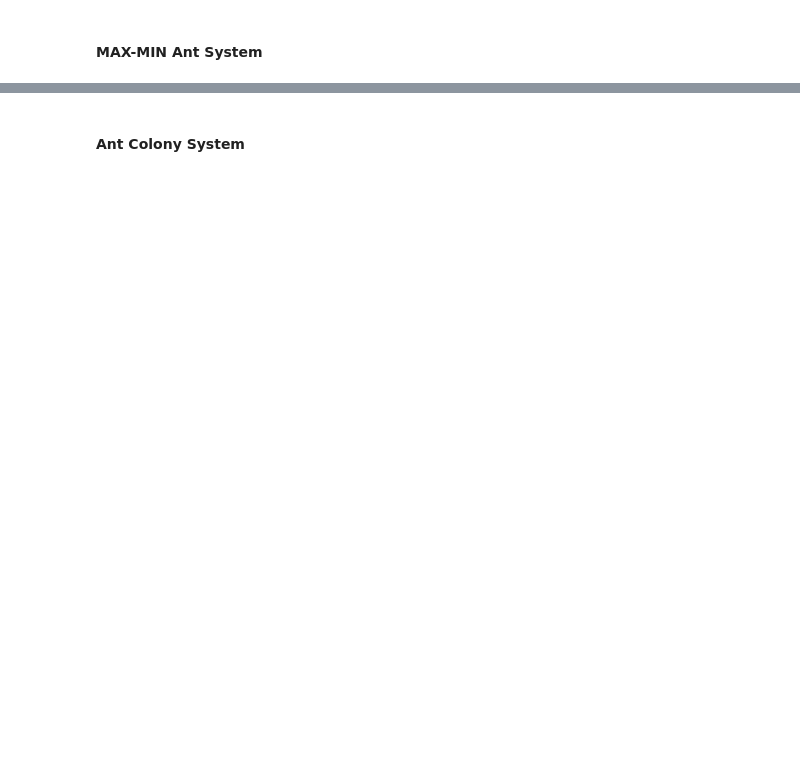
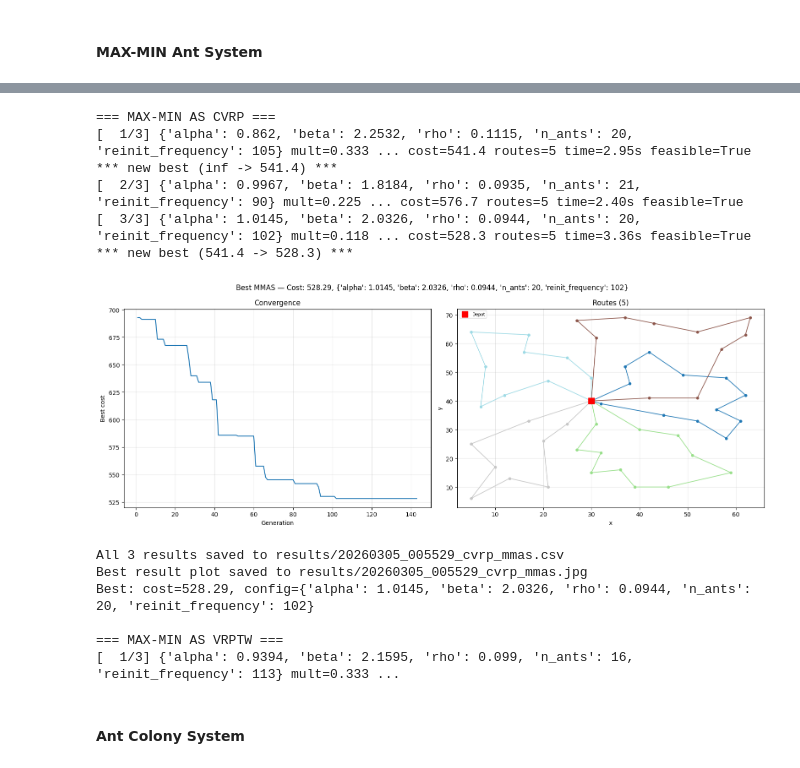
Before and after one commit to giustacchini/iops-aco, a Jupyter notebook: iops-aco-giustacchini-kutny.ipynb, the cells around one changed output, grey strips where cells are left out. Cells and saved outputs as stored; diff of their text form; code cells hidden in the pictures; blank space fills up the shorter version.

```diff
--- a/iops-aco-giustacchini-kutny.ipynb
+++ b/iops-aco-giustacchini-kutny.ipynb
@@ -1072,3 +1108,82 @@ print(f"  Cost: {mm_as_vrptw_cost:.2f}, Routes: {len(mm_as_vrptw_routes)}, Time:
+# %%
+if FINE_TUNE_MMAS > 0:
+    best_mmas_alpha = 1.0
+    best_mmas_beta = 2.0
+    best_mmas_rho = 0.1
+    best_mmas_n_ants = 20
+    best_mmas_reinit = 100
+
+    def mmas_config(multiplier):
+        s = multiplier / 2.0
+        alpha = round(np.random.uniform(
+            max(0.0, best_mmas_alpha - best_mmas_alpha * s),
+            best_mmas_alpha + best_mmas_alpha * s), 4)
+        beta = round(np.random.uniform(
+            max(0.0, best_mmas_beta - best_mmas_beta * s),
+            best_mmas_beta + best_mmas_beta * s), 4)
+        rho = round(np.random.uniform(
+            max(0.01, best_mmas_rho - best_mmas_rho * s),
+            min(0.99, best_mmas_rho + best_mmas_rho * s)), 4)
+        n_ants = np.random.randint(
+            max(2, int(best_mmas_n_ants - best_mmas_n_ants * s)),
+            max(3, int(best_mmas_n_ants + best_mmas_n_ants * s)) + 1)
+        reinit = np.random.randint(
+            max(10, int(best_mmas_reinit - best_mmas_reinit * s)),
+            max(11, int(best_mmas_reinit + best_mmas_reinit * s)) + 1)
+        return {"alpha": alpha, "beta": beta, "rho": rho, "n_ants": n_ants, "reinit_frequency": reinit}
+
+    def mmas_solver(config, instance):
+        solver = MaxMinAntSystem(
+            n_ants=config["n_ants"], alpha=config["alpha"],
+            beta=config["beta"], rho=config["rho"],
+            reinit_frequency=config["reinit_frequency"],
+            criteria=[TimeLimit(240), MinImprovement(50, min_pct=0.01)],
+        )
+        return solver.solve(instance)
+
+    print("=== MAX-MIN AS CVRP ===")
+    mm_as_cvrp_routes, mm_as_cvrp_cost, mm_as_cvrp_history, best_cfg = fine_tune(
+        instance=cvrp_data, run_name="_mmas",
+        config_generator=mmas_config, result_generator=mmas_solver,
+        n_iters=FINE_TUNE_MMAS,
+    )
+    best_mmas_alpha, best_mmas_beta = best_cfg["alpha"], best_cfg["beta"]
+    best_mmas_rho, best_mmas_n_ants = best_cfg["rho"], best_cfg["n_ants"]
+    best_mmas_reinit = best_cfg["reinit_frequency"]
+
+    print("\n=== MAX-MIN AS VRPTW ===")
+    mm_as_vrptw_routes, mm_as_vrptw_cost, mm_as_vrptw_history, best_cfg = fine_tune(
+        instance=vrptw_data, run_name="_mmas",
+        config_generator=mmas_config, result_generator=mmas_solver,
+        n_iters=FINE_TUNE_MMAS,
+    )
+else:
+    max_min_ant_system = MaxMinAntSystem(n_ants=20, alpha=1.0, beta=2.0, rho=0.1, criteria=[MaxGenerations(50)])
+
+    print("=== MAX-MIN AS CVRP ===")
+    start = time.monotonic()
+    mm_as_cvrp_routes, mm_as_cvrp_cost, mm_as_cvrp_history = max_min_ant_system.solve(cvrp_data)
+    elapsed = time.monotonic() - start
+    print(f"  Cost: {mm_as_cvrp_cost:.2f}, Routes: {len(mm_as_cvrp_routes)}, Time: {elapsed:.2f}s, Generations: {len(mm_as_cvrp_history)}, Feasible: {is_feasible_cvrp(mm_as_cvrp_routes, cvrp_data)}")
+
+    print("\n=== MAX-MIN AS VRPTW ===")
+    start = time.monotonic()
+    mm_as_vrptw = MaxMinAntSystem(n_ants=20, alpha=1.0, beta=2.0, rho=0.1, criteria=[MaxGenerations(50)])
+    mm_as_vrptw_routes, mm_as_vrptw_cost, mm_as_vrptw_history = mm_as_vrptw.solve(vrptw_data)
+    elapsed = time.monotonic() - start
+    print(f"  Cost: {mm_as_vrptw_cost:.2f}, Routes: {len(mm_as_vrptw_routes)}, Time: {elapsed:.2f}s, Generations: {len(mm_as_vrptw_history)}, Feasible: {is_feasible_vrptw(mm_as_vrptw_routes, vrptw_data)}")
+# %% [output]
+=== MAX-MIN AS CVRP ===
+[  1/3] {'alpha': 0.862, 'beta': 2.2532, 'rho': 0.1115, 'n_ants': 20, 'reinit_frequency': 105} mult=0.333 ... cost=541.4 routes=5 time=2.95s feasible=True  *** new best (inf -> 541.4) ***
+[  2/3] {'alpha': 0.9967, 'beta': 1.8184, 'rho': 0.0935, 'n_ants': 21, 'reinit_frequency': 90} mult=0.225 ... cost=576.7 routes=5 time=2.40s feasible=True
+[  3/3] {'alpha': 1.0145, 'beta': 2.0326, 'rho': 0.0944, 'n_ants': 20, 'reinit_frequency': 102} mult=0.118 ... cost=528.3 routes=5 time=3.36s feasible=True  *** new best (541.4 -> 528.3) ***
+[figure, added]
+All 3 results saved to results/20260305_005529_cvrp_mmas.csv
+Best result plot saved to results/20260305_005529_cvrp_mmas.jpg
+Best: cost=528.29, config={'alpha': 1.0145, 'beta': 2.0326, 'rho': 0.0944, 'n_ants': 20, 'reinit_frequency': 102}
+
+=== MAX-MIN AS VRPTW ===
+[  1/3] {'alpha': 0.9394, 'beta': 2.1595, 'rho': 0.099, 'n_ants': 16, 'reinit_frequency': 113} mult=0.333 ...
 # %% [markdown]
 #### Ant Colony System
 # %%
```
Also changed, not shown: parts of 9 cells of this notebook.
